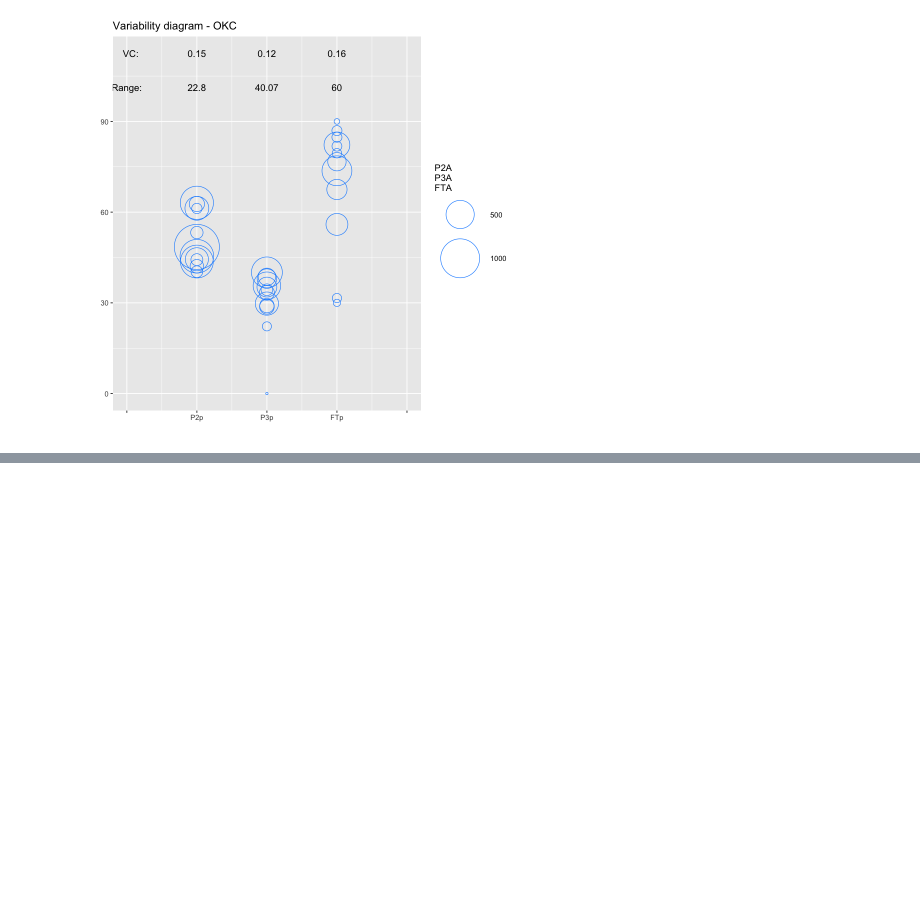
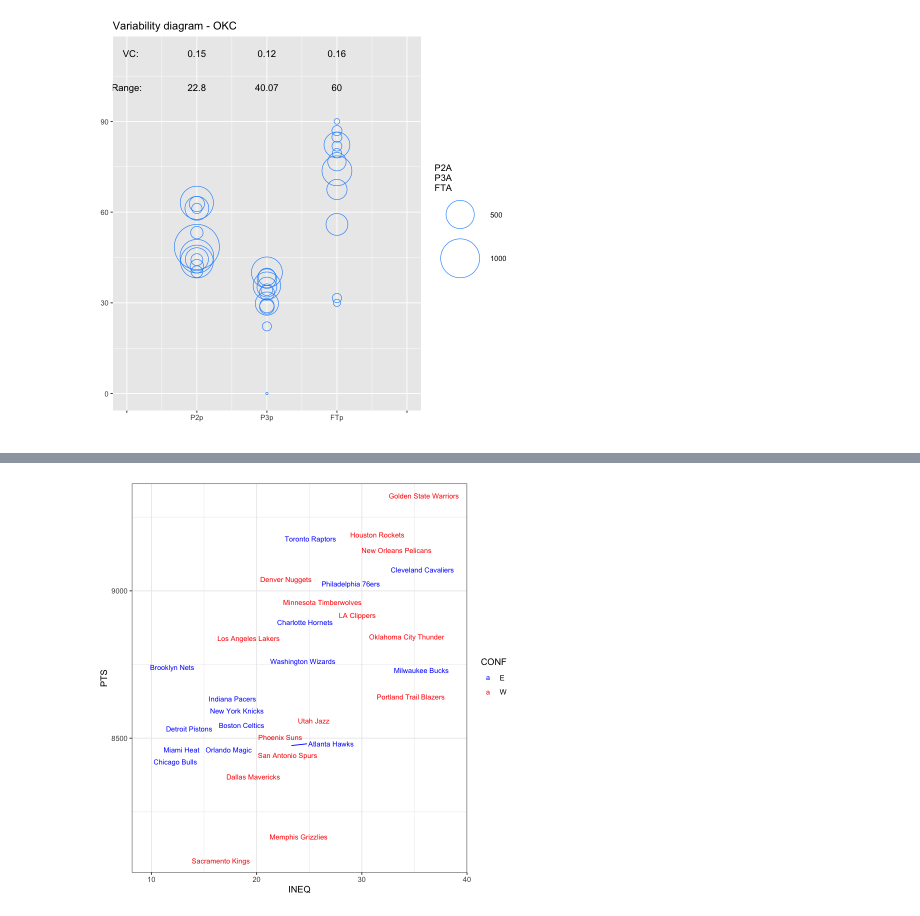
Before and after one commit to rajansawhney/basketball-data-science, a Jupyter notebook: notebooks/01-basic-statistical-analysis.ipynb, the cells around one changed output, grey strips where cells are left out. Saved outputs shown, nothing was run; the diff lists cells and outputs as text; code cells hidden in the pictures; blank space fills up the shorter version.

```diff
--- a/notebooks/01-basic-statistical-analysis.ipynb
+++ b/notebooks/01-basic-statistical-analysis.ipynb
@@ -282,0 +299,19 @@ plot(vrb2, title="Variability diagram - OKC")
+# %%
+no.teams <- nrow(Tbox)
+INEQ <- array(0, no.teams)
+
+for (k in 1:no.teams) {
+     Teamk <- Tbox$Team[k]
+     Pbox.sel <- subset(Pbox, Team==Teamk)
+     index <- inequality(Pbox.sel$PTS, npl=8)
+     INEQ[k] <- index$Gini
+    }
+# %%
+dts <- data.frame(INEQ, PTS=Tbox$PTS,
+                  CONF=Tadd$Conference)
+mypal <- colorRampPalette(c("blue", "red"))
+scatterplot(dts, data.var=c("INEQ", "PTS"), z.var="CONF",
+            labels=Tbox$Team, palette=mypal,
+            repel_labels=TRUE)
+# %% [output]
+[figure, added]
```
Also changed, not shown: parts of 27 cells of this notebook.
